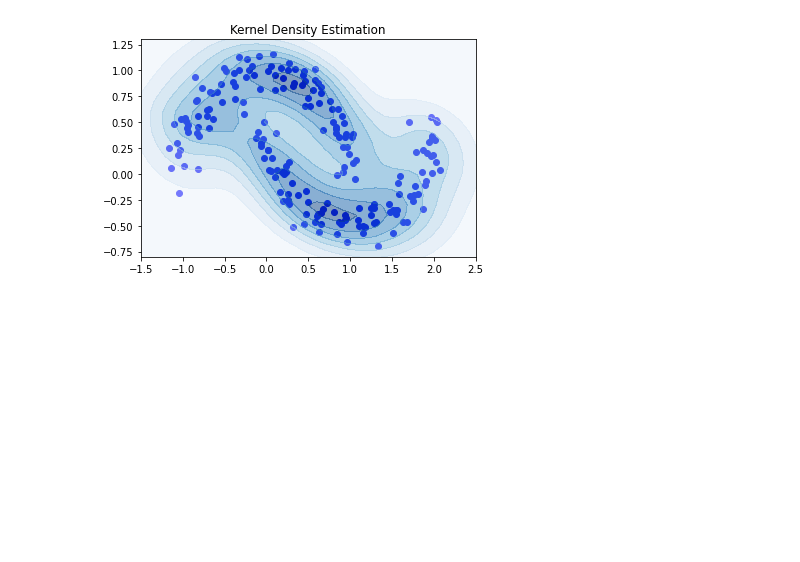
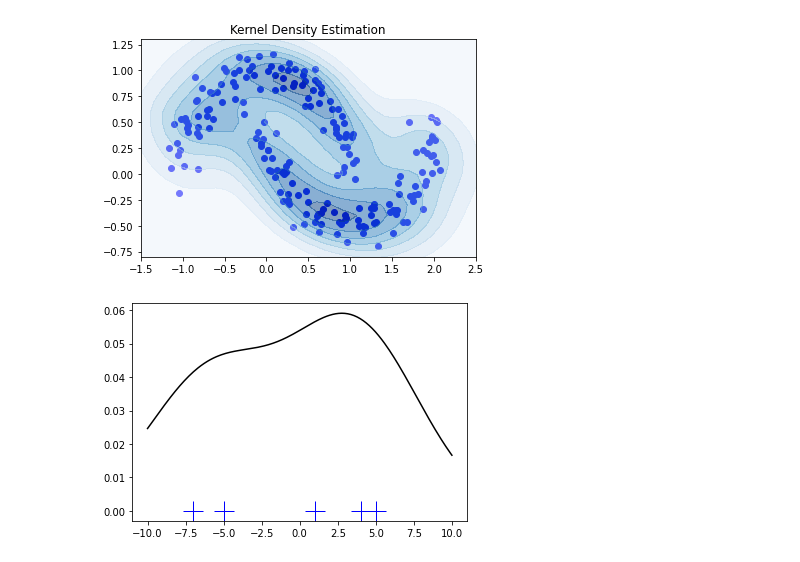
Before and after one commit to namoshi/ml_intro, a Jupyter notebook: KDE_test.ipynb, the cells around one changed output. Cells and saved outputs as stored; diff of their text form; code cells hidden in the pictures; blank space fills up the shorter version.

```diff
--- a/KDE_test.ipynb
+++ b/KDE_test.ipynb
@@ -57,3 +57,19 @@ ax.contourf(xx, yy, z.reshape(len(y), len(x)), cmap="Blues", alpha=0.5)
 plt.show()
 # %% [output]
 [figure]
+# %%
+import numpy as np
+from scipy import stats
+import matplotlib.pyplot as plt
+
+x1 = np.array([-7, -5, 1, 4, 5], dtype=np.float64)
+kde1 = stats.gaussian_kde(x1)
+
+fig = plt.figure()
+ax = fig.add_subplot(111)
+ax.plot(x1, np.zeros(x1.shape), 'b+', ms=20)  # rug plot
+x_eval = np.linspace(-10, 10, num=200)
+ax.plot(x_eval, kde1(x_eval), 'k-', label="Scott's Rule")
+plt.show()
+# %% [output]
+[figure, added]
```
Also changed, not shown: parts of 1 cell of this notebook.
